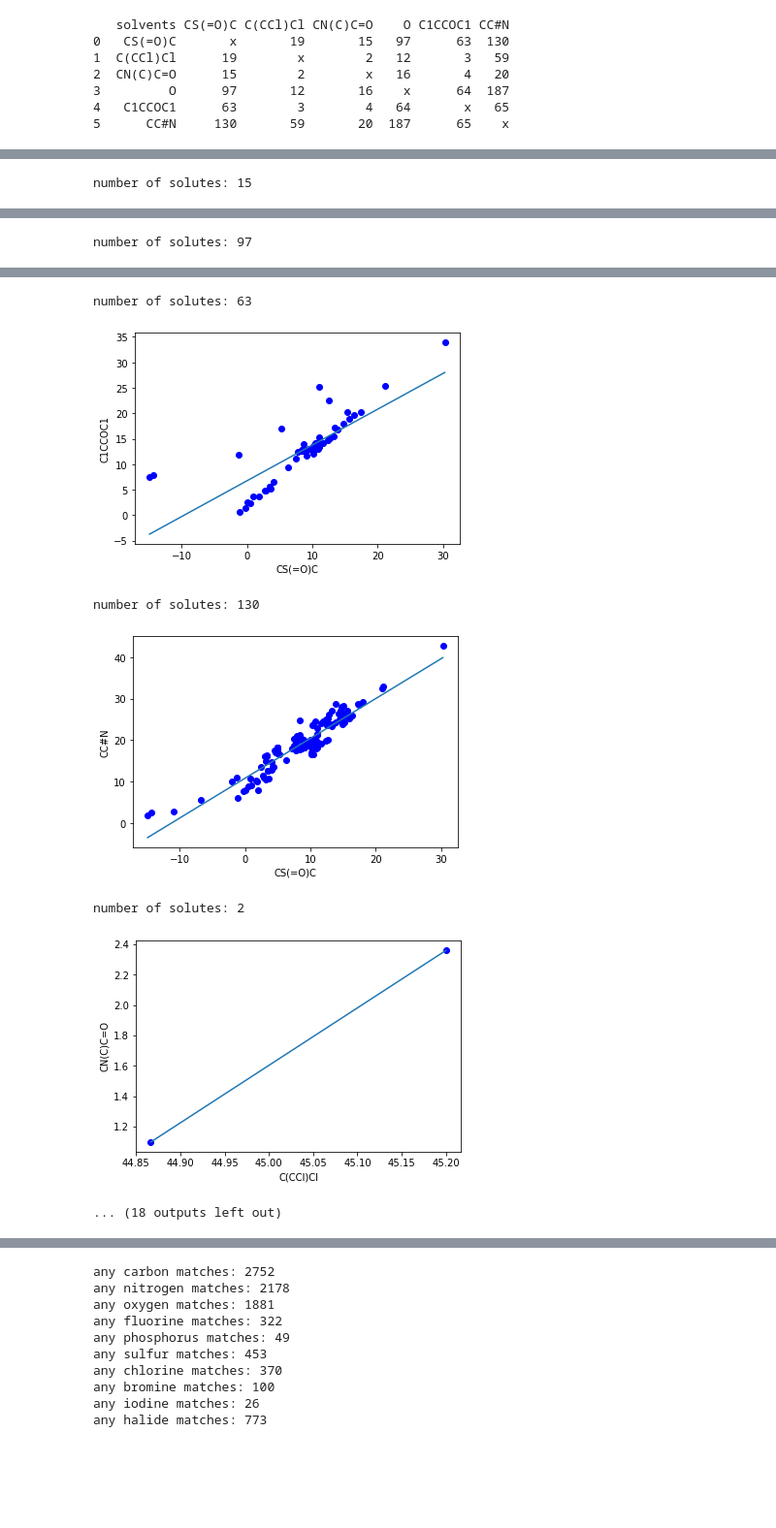
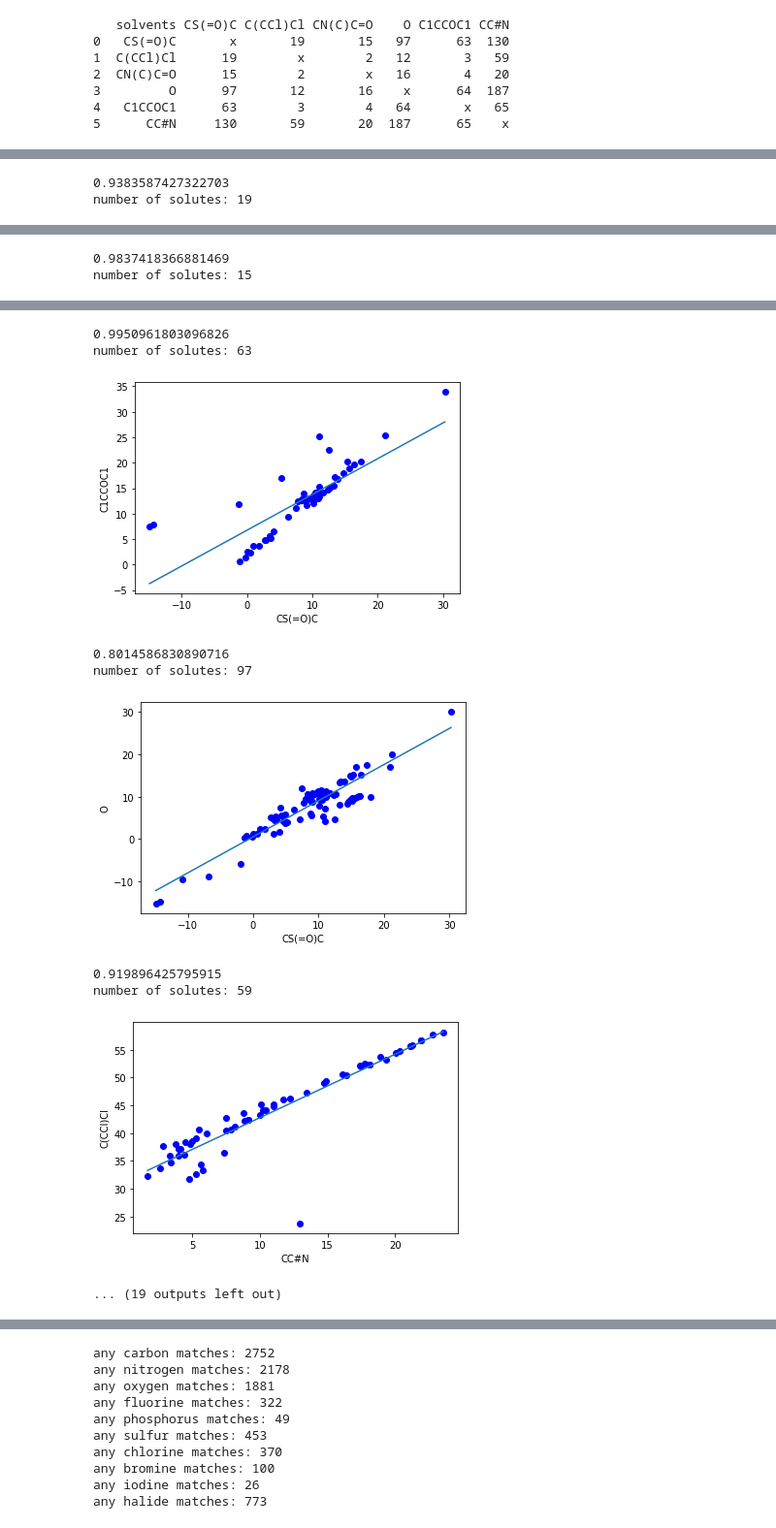
Before and after one commit to saratanov/git_honours, a Jupyter notebook: THESIS/database_analysis.ipynb, the cells around one changed output, grey strips where cells are left out. Shown: that part at 97% size. Saved outputs shown, nothing was run; the diff lists cells and outputs as text; code cells hidden in the pictures; blank space fills up the shorter version.

```diff
--- a/THESIS/database_analysis.ipynb
+++ b/THESIS/database_analysis.ipynb
@@ -219,6 +226,7 @@ print(solv_n)
 # %%
 #double solvent
 import itertools
+import scipy.stats
 pairs = list(itertools.combinations(solv_set, 2))
 for (solv1, solv2) in pairs:
     solv1_list = []
@@ -248,4 +256,7 @@ for (solv1, solv2) in pairs:
     plt.xlabel(solv1)
     plt.ylabel(solv2)
     plt.show()
+
+    slope, intercept, r_value, p_value, std_err = scipy.stats.linregress(x, y)
+    print(r_value)
 # %% [output]
@@ -254 +265,2 @@ number of solutes: 19
-number of solutes: 15
+0.9383587427322703
+number of solutes: 19
@@ -256 +268,2 @@ number of solutes: 15
-number of solutes: 97
+0.9837418366881469
+number of solutes: 15
@@ -258,7 +271,10 @@ number of solutes: 97
+0.9950961803096826
 number of solutes: 63
 [figure]
-number of solutes: 130
+0.8014586830890716
+number of solutes: 97
-[figure, old version]
+[figure, new version]
-number of solutes: 2
+0.919896425795915
+number of solutes: 59
-[figure, old version]
+[figure, new version]
-... (18 outputs left out)
+... (19 outputs left out)
```
Also changed, not shown: parts of 11 cells of this notebook, 14 other files.
